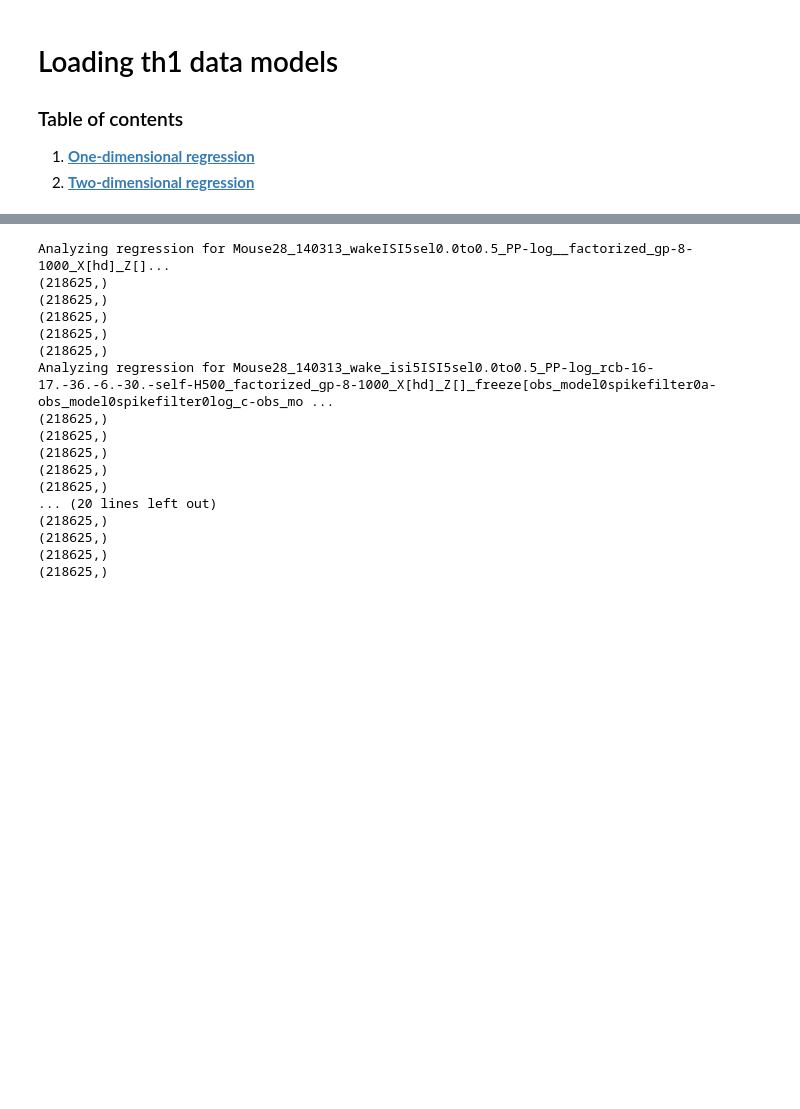
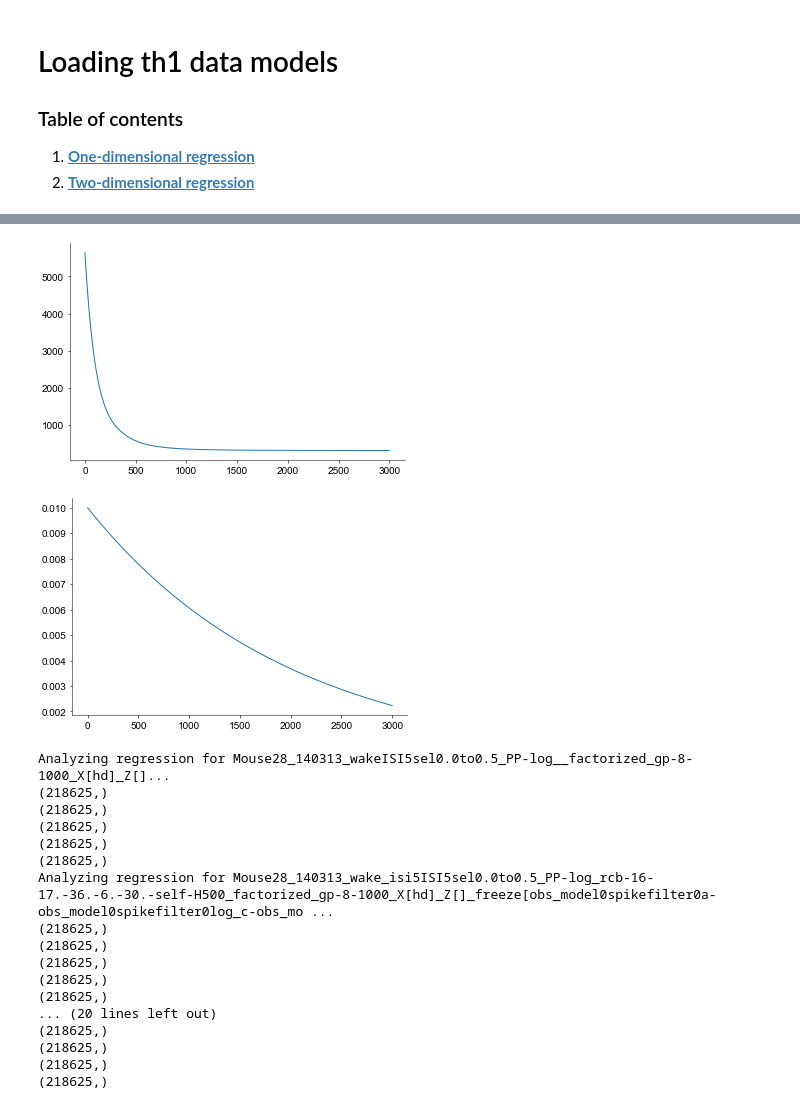
Before and after one commit to davindicode/nonparametric-nonrenewal-process, a Jupyter notebook: scripts/analysis/th1.ipynb, the cells around one changed output, grey strips where cells are left out. Drawn from its saved outputs; the diff is of its cells as text; code cells hidden in the pictures; blank space fills up the shorter version.

```diff
--- a/scripts/analysis/th1.ipynb
+++ b/scripts/analysis/th1.ipynb
@@ -57,0 +72,9 @@ batch_size = 10000
+# %%
+plt.plot(tracker['train_loss_epochs'])
+plt.show()
+
+plt.plot(tracker['learning_rates'])
+plt.show()
+# %% [output]
+[figure, added]
+[figure, added]
```
Also changed, not shown: parts of 12 cells of this notebook, 9 other files.
